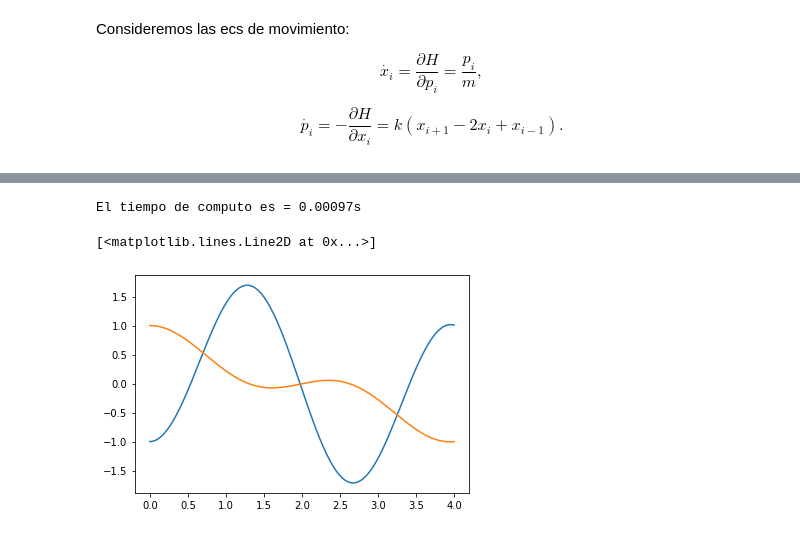
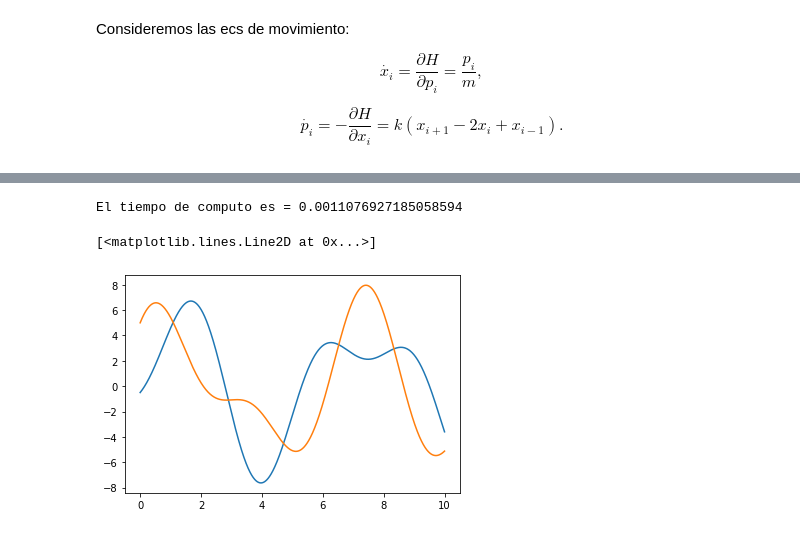
Before and after one commit to htapiagroup/oscilaciones-de-masas-acopladas-por-resortes-EisaacJC, a Jupyter notebook: Resortes_Acoplados.ipynb, the cells around one changed output, grey strips where cells are left out. Drawn from its saved outputs; the diff is of its cells as text; code cells hidden in the pictures.

```diff
--- a/Resortes_Acoplados.ipynb
+++ b/Resortes_Acoplados.ipynb
@@ -168,14 +168,3 @@ Consideremos las ecs de movimiento:
 \begin{equation}
 \dot{p_{i}} = - \frac{\partial H}{\partial x_i} = k(x_{i+1} - 2x_{i} + x_{i-1}).
 \end{equation}
-# %%
-#Definamos nuevamente al vector derivda de Q de un sistema N masas
-N=int(input("Introduce el número de partículas:"))
-#xi=np.zeros(0,N)
-#pi=np.zeros(0,N)
-xi= []
-pi= []
-for i in range(0,N):
-    xi.append(float(input("Ingresa los valores para las posiciones iniciales:")))
-    pi.append(float(input("Ingresa los valores para los momentos iniciales:")))
-print(xi,pi)
@@ -196,0 +171,22 @@ def Q_dot(xi):
+# %%
+#Definamos nuevamente al vector derivda de Q de un sistema N masas
+m = 1.0
+k = 1.0
+def Q_Dot(y):
+    n=int(len(y)/2)
+    X = []
+    P = []
+    Xdot = []
+    Pdot = []
+    for i in range (int(n)):
+        X.append(float(y[i]))
+    for i in range (int(n),2*int(n)):
+        P.append(float(y[i]))
+    for i in range (int(n)):
+        Xdot.append(float(P[i]/m))
+    for i in range (int(n)):
+        X.append(0)
+        Pdot.append(k*(X[i+1]-2*X[i]+X[i-1]))
+        X.pop(n)
+    Xdot.extend(Pdot)
+    return np.asarray(Xdot)
@@ -197,3 +198,3 @@ def Q_dot(xi):
 # %%
-def Q_dot_t_N(t,y):
-  return Q_dot(Q)
+def Q_Dot_t(t,y):
+  return Q_Dot(y)
@@ -208,21 +201,23 @@ def Q_dot_t(t,y):
 # %%
 def integrador_simple(f,t,y_0,dt):
-  tiempo=time.time()
-  t_0,t_f=t
-  n=int((t_f-t_0)/dt)
-  d=len(y_0)
-  y_tray=np.zeros(((n+1),d))
-  t=np.linspace(t_0,t_f,n+1)
-  y_tray[0,:]=y_0
-  tiempo=time.time()-tiempo
-  for i in range(n):
-    y_tray[i+1,:]=paso_euler(f,t[i],y_tray[i,:],dt)
-  print("El tiempo de computo es = " + ("%.5f" %tiempo) + "s")
-  return t, y_tray
-t, Q_Traj= integrador_simple(Q_Dot_t,[0,4],[-1,1,0,0],0.001)
-plt.plot(t,Q_Traj[:,0])
-plt.plot(t,Q_Traj[:,1])
+    tiempo=time.time()
+    t_0,t_f=t
+    n=int((t_f-t_0)/dt)
+    d=len(y_0)
+    y_tray=np.zeros(((n+1),d))
+    t=np.linspace(t_0,t_f,n+1)
+    y_tray[0,:]=y_0
+    tiempo=time.time()-tiempo
+    for i in range(n):
+        y_tray[i+1,:]=paso_euler(f,t[i],y_tray[i,:],dt)
+    print("El tiempo de computo es = " + str(tiempo))
+    return t, y_tray
+    print("introduce el vector Y con sus coordenadas de momentos")
-# %% [output]
-El tiempo de computo es = 0.00097s
-[<matplotlib.lines.Line2D at 0x...>]
-[figure, removed]
+# %%
+t, Q_Traj= integrador_simple(Q_Dot_t,[0,10],[-0.5,5,3,6],0.001)
+plt.plot(t,Q_Traj[:,0])
+plt.plot(t,Q_Traj[:,1])
+# %% [output]
+El tiempo de computo es = 0.0011076927185058594
+[<matplotlib.lines.Line2D at 0x...>]
+[figure, added]
```
Also changed, not shown: parts of 7 cells of this notebook.
